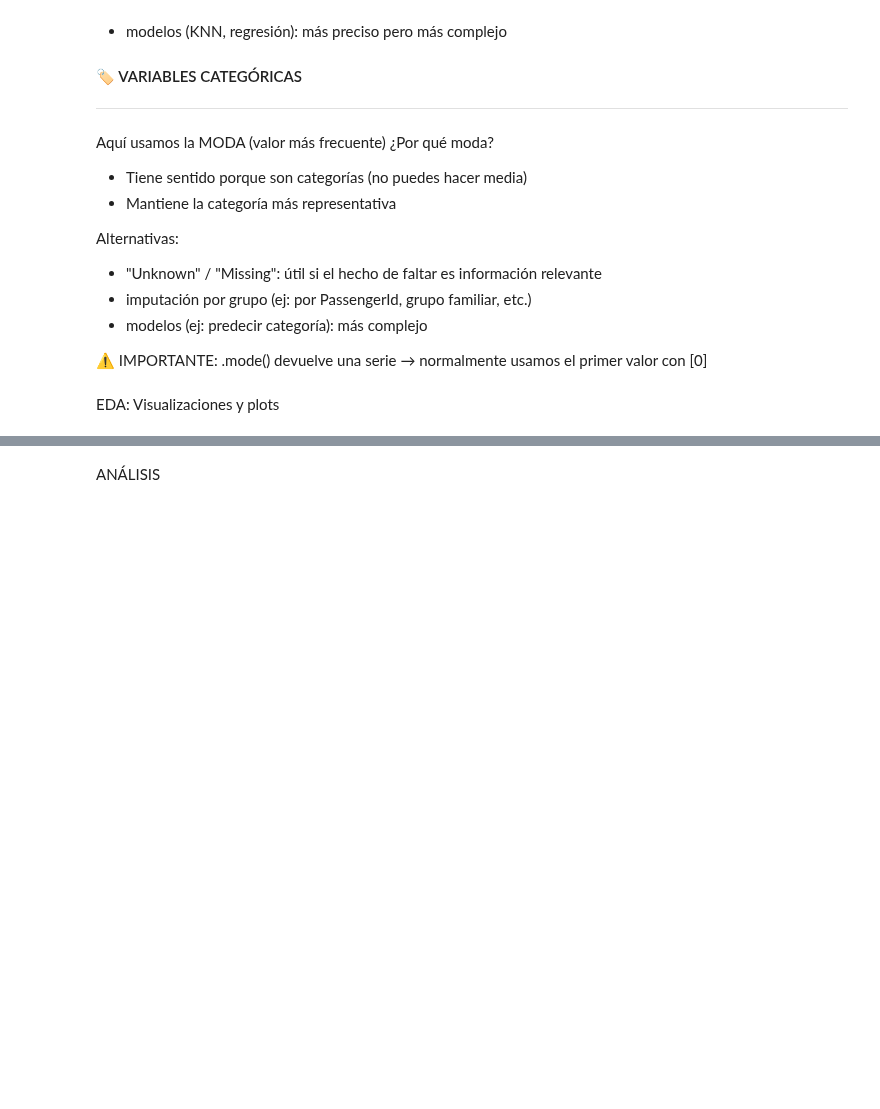
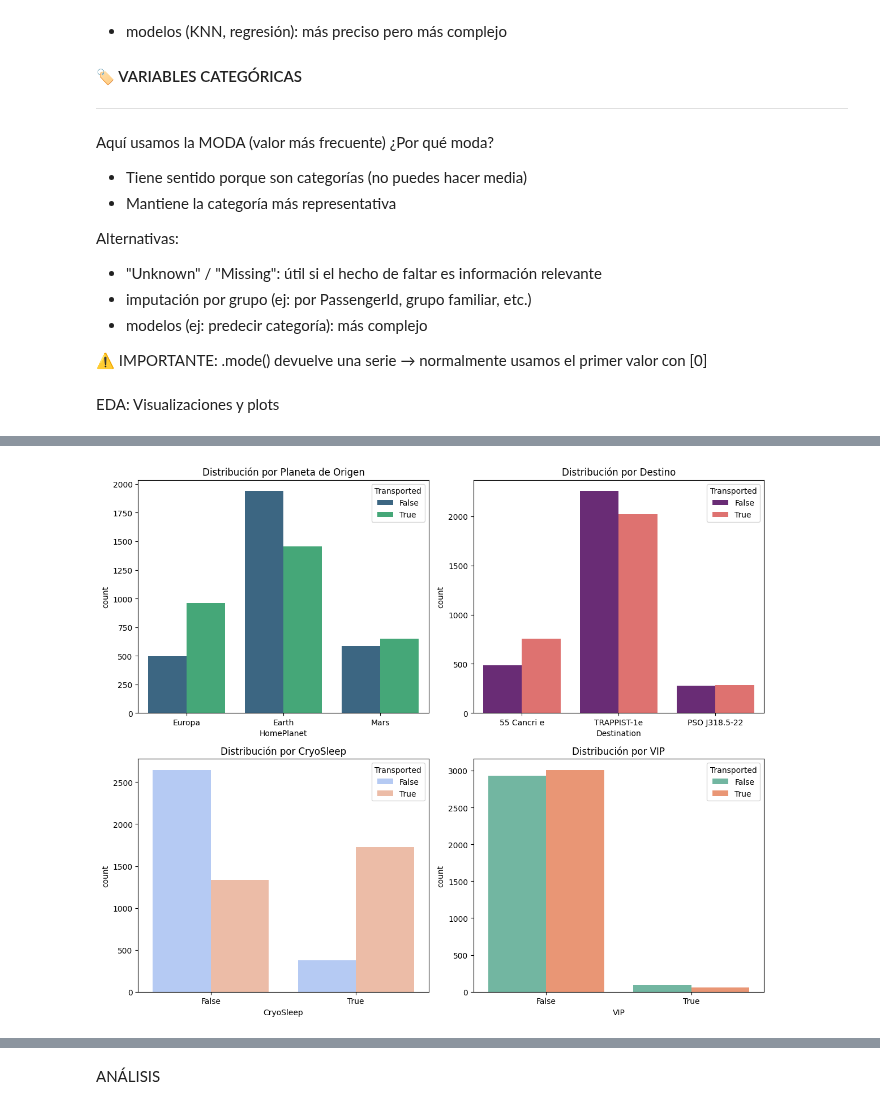
Before and after one commit to sergiogv22/intro_buenas_practicas, a Jupyter notebook: eda/Kaggle alumnos.ipynb, the cells around one changed output, grey strips where cells are left out. Drawn from its saved outputs; the diff is of its cells as text; code cells hidden in the pictures; blank space fills up the shorter version.

```diff
--- a/eda/Kaggle alumnos.ipynb
+++ b/eda/Kaggle alumnos.ipynb
@@ -122,3 +159,13 @@ target_feature='Transported'
 #imprimir todas las variables  y el tipo que es cada una
 #las numéricas
 #las categóricas
+
+EDA_original_colnames=X_train.columns.tolist()
+
+print('ALL', EDA_original_colnames)
+
+EDA_original_numeric_columns = list(X_train.select_dtypes(include=['number']).columns)
+print('NUM', EDA_original_numeric_columns)
+
+EDA_original_cat_columns = list(X_train.select_dtypes(include=['object']).columns)
+print('CAT', EDA_original_cat_columns)
@@ -169,27 +321,33 @@ EDA: Visualizaciones y plots
 # %%
 # Plot planet related histograms
 # Crear un espacio para dos gráficos uno al lado del otro
-fig, axes = plt.subplots(2, 2, figsize=(5, 5))
+fig, axes = plt.subplots(2, 2, figsize=(12, 10))
 
 # Primer gráfico:
-
+sns.countplot(data=EDA_train_raw_imputed, x='HomePlanet', hue='Transported', ax=axes[0, 0], palette='viridis')
+axes[0, 0].set_title('Distribución por Planeta de Origen')
 
 # Segundo gráfico
-
+sns.countplot(data=EDA_train_raw_imputed, x='Destination', hue='Transported', ax=axes[0, 1], palette='magma')
+axes[0, 1].set_title('Distribución por Destino')
 
 # Tercer gráfico:
-
+sns.countplot(data=EDA_train_raw_imputed, x='CryoSleep', hue='Transported', ax=axes[1, 0], palette='coolwarm')
+axes[1, 0].set_title('Distribución por CryoSleep')
 
 
 # Cuarto gráfico
-
+sns.countplot(data=EDA_train_raw_imputed, x='VIP', hue='Transported', ax=axes[1, 1], palette='Set2')
+axes[1, 1].set_title('Distribución por VIP')
 
 # Ajustar el diseño para evitar solapamiento
 plt.tight_layout()
 
 
 #guardar el grafico
 plt.savefig('distribuciones simples.png')
 
 # Mostrar el gráfico
 plt.show()
+# %% [output]
+[figure, added]
```
Also changed, not shown: parts of 29 cells of this notebook, 1 other file.
